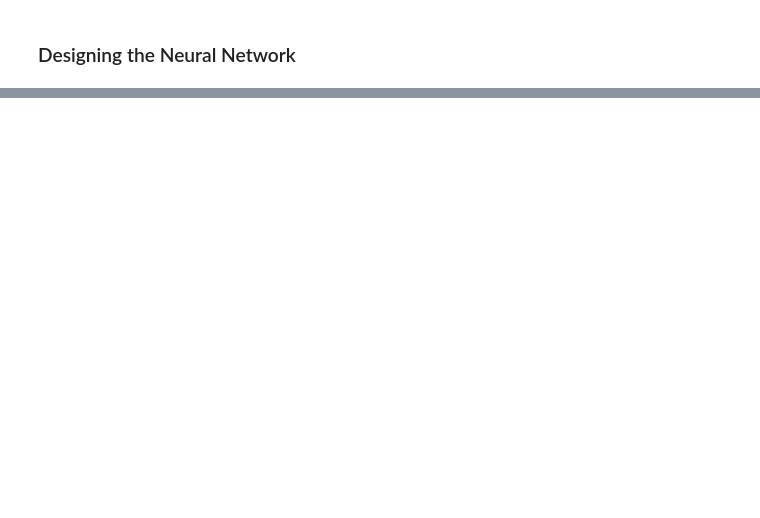
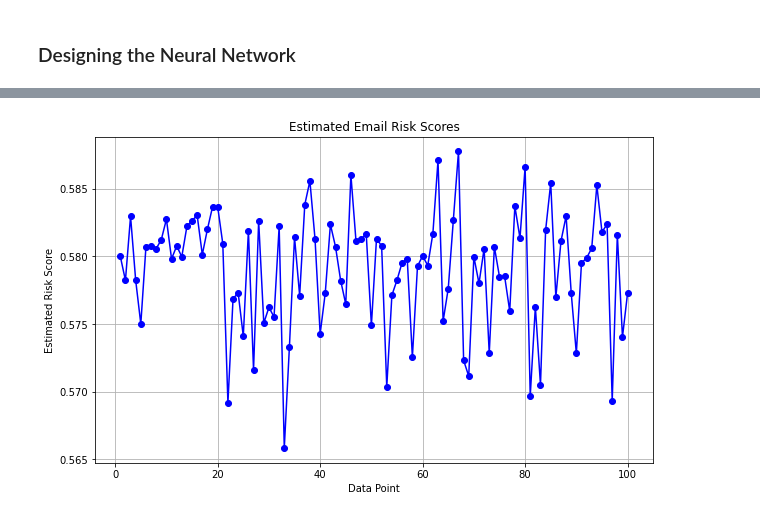
Before and after one commit to bconti8/CA1-Sem-2-MSc-in-Data-Analytics, a Jupyter notebook: CA1S2_Jupyter_File.ipynb, the cells around one changed output, grey strips where cells are left out. Saved outputs shown, nothing was run; the diff lists cells and outputs as text; code cells hidden in the pictures; blank space fills up the shorter version.

```diff
--- a/CA1S2_Jupyter_File.ipynb
+++ b/CA1S2_Jupyter_File.ipynb
@@ -493,0 +723,48 @@ To enable the following instructions: AVX2, in other operations, rebuild TensorF
+# %%
+from keras.models import load_model
+import numpy as np
+import pandas as pd
+import matplotlib.pyplot as plt
+
+def evaluate_email_risk_with_visualization(model_file, input_data):
+    """
+    This function opens a machine learning model, uses it to estimate the risk of
+    each provided data point being high-risk, and visualizes these estimates.
+
+    Arguments:
+    - model_file: The file location of the machine learning model.
+    - input_data: Data for the model to evaluate, formatted as an array.
+
+    Outcome:
+    - A visualization of each data point's estimated risk score.
+    """
+    # Opening the specified machine learning model
+    trained_model = load_model(model_file)
+
+    # Using the model to estimate email risk for the provided data
+    estimated_risk = trained_model.predict(input_data).flatten()
+
+    # Organizing the risk estimates into a table
+    risk_table = pd.DataFrame({
+        'Data Point': np.arange(1, len(estimated_risk) + 1),
+        'Estimated Risk Score': estimated_risk
+    })
+
+    # Visualizing the risk scores
+    plt.figure(figsize=(10, 6))
+    plt.plot(risk_table['Data Point'].values, risk_table['Estimated Risk Score'].values, marker='o', linestyle='-', color='blue')
+    plt.title('Estimated Email Risk Scores')
+    plt.xlabel('Data Point')
+    plt.ylabel('Estimated Risk Score')
+    plt.grid(True)
+    plt.show()
+
+    # Sharing the organized table
+    return risk_table
+
+# Example usage:
+# Assuming `simulated_data` is already defined and matches the model's input format
+email_risk_table_with_viz = evaluate_email_risk_with_visualization('rnn_model.h5', simulated_data)
+# Note: You would replace 'rnn_model.h5' with the actual path to your RNN model file,
+# and ensure `simulated_data` is prepared correctly for your model.
+# %% [output]
@@ -493,0 +772 @@ To enable the following instructions: AVX2, in other operations, rebuild TensorF
+[figure, added]
```
Also changed, not shown: parts of 24 cells of this notebook.
